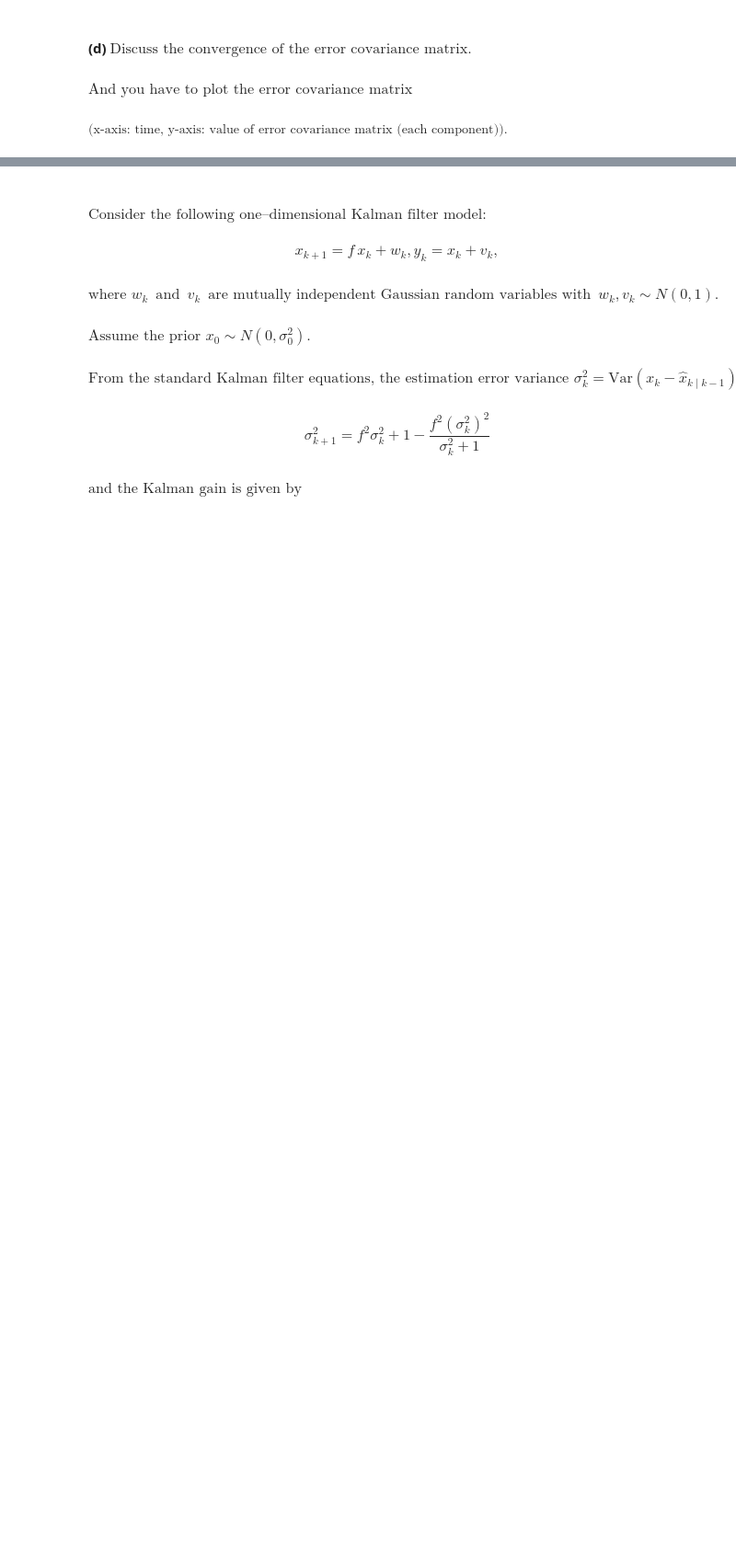
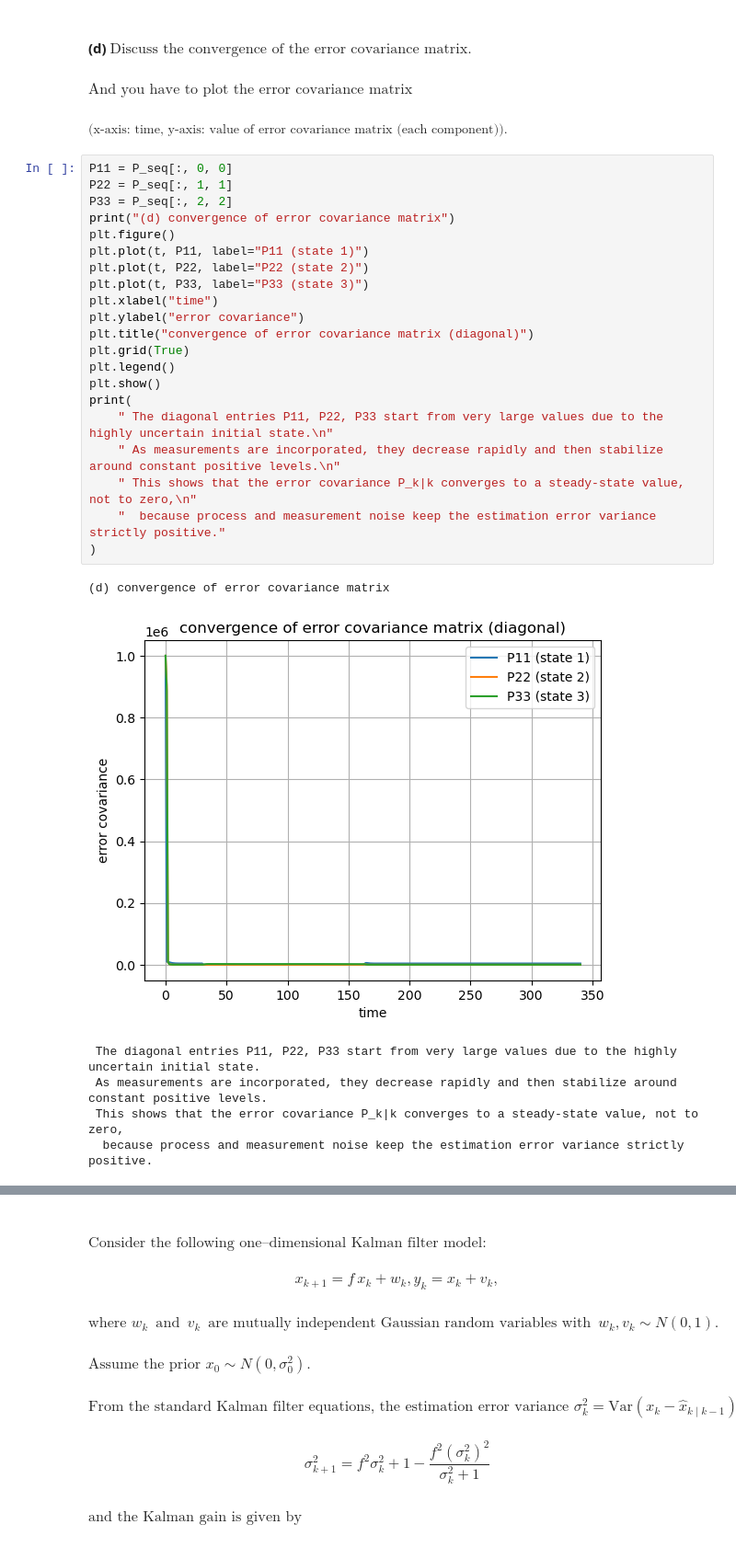
Before and after one commit to sang-he0n/math, a Jupyter notebook: Ⅵ. Random Process/CH00. Exam/00.4. Final-Exam Solution.ipynb, the cells around one changed output, grey strips where cells are left out. Shown at 92% size. Drawn from its saved outputs; the diff is of its cells as text; blank space fills up the shorter version.

```diff
--- a/Ⅵ. Random Process/CH00. Exam/00.4. Final-Exam Solution.ipynb
+++ b/Ⅵ. Random Process/CH00. Exam/00.4. Final-Exam Solution.ipynb
@@ -87,6 +557,34 @@
 #### **(d)** $ \text{Discuss the convergence of the error covariance matrix.} $
 #### $ \text{And you have to plot the error covariance matrix} $
 ##### $ \text{(x-axis: time, y-axis: value of error covariance matrix (each component)).} $
+# %%
+P11 = P_seq[:, 0, 0]
+P22 = P_seq[:, 1, 1]
+P33 = P_seq[:, 2, 2]
+print("(d) convergence of error covariance matrix")
+plt.figure()
+plt.plot(t, P11, label="P11 (state 1)")
+plt.plot(t, P22, label="P22 (state 2)")
+plt.plot(t, P33, label="P33 (state 3)")
+plt.xlabel("time")
+plt.ylabel("error covariance")
+plt.title("convergence of error covariance matrix (diagonal)")
+plt.grid(True)
+plt.legend()
+plt.show()
+print(
+    " The diagonal entries P11, P22, P33 start from very large values due to the highly uncertain initial state.\n"
+    " As measurements are incorporated, they decrease rapidly and then stabilize around constant positive levels.\n"
+    " This shows that the error covariance P_k|k converges to a steady-state value, not to zero,\n"
+    "  because process and measurement noise keep the estimation error variance strictly positive."
+)
+# %% [output]
+(d) convergence of error covariance matrix
+[figure, added]
+ The diagonal entries P11, P22, P33 start from very large values due to the highly uncertain initial state.
+ As measurements are incorporated, they decrease rapidly and then stabilize around constant positive levels.
+ This shows that the error covariance P_k|k converges to a steady-state value, not to zero,
+  because process and measurement noise keep the estimation error variance strictly positive.
 # %% [markdown]
 <b></b>
 # %% [markdown]
```
Also changed, not shown: parts of 94 cells of this notebook, 1 other file.
